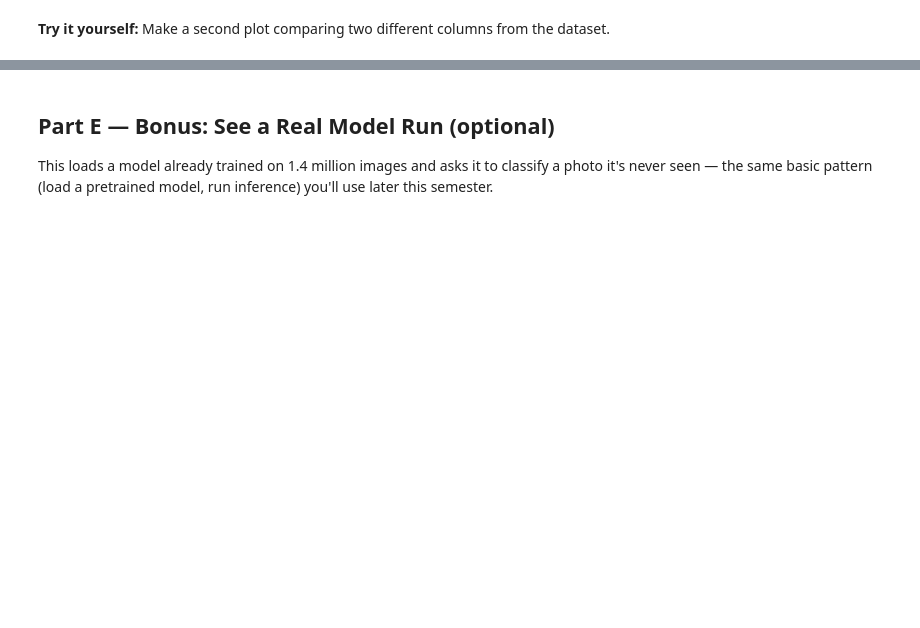
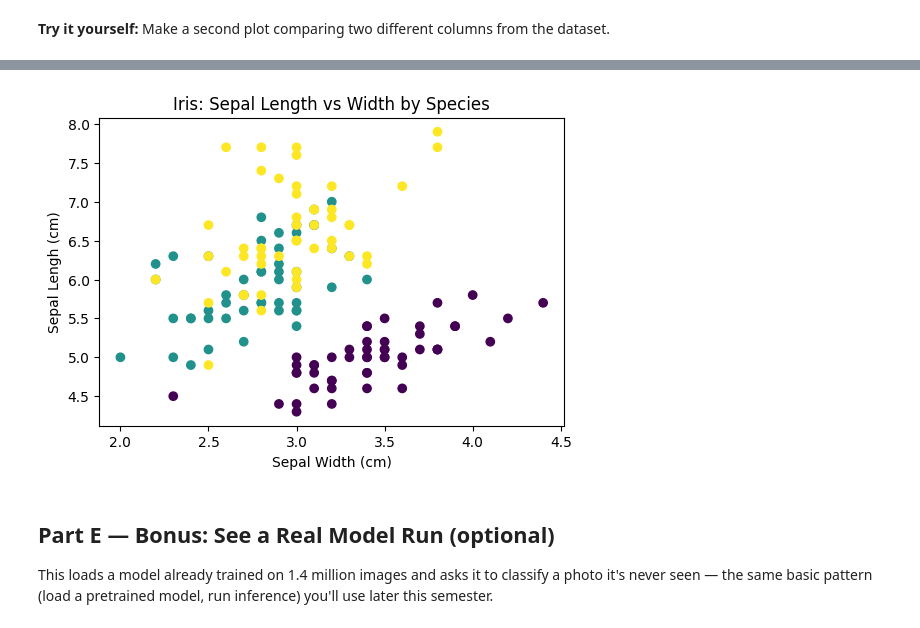
Before and after one commit to Qwertoses/IT480-FA26, a Jupyter notebook: Lab0/hello_deep_learning.ipynb, the cells around one changed output, grey strips where cells are left out. Cells and saved outputs as stored; diff of their text form; code cells hidden in the pictures; blank space fills up the shorter version.

```diff
--- a/Lab0/hello_deep_learning.ipynb
+++ b/Lab0/hello_deep_learning.ipynb
@@ -71,5 +122,13 @@ plt.show()
 # %%
 # Your code here
+plt.figure(figsize=(6,4))
+plt.scatter(df['sepal width (cm)'], df['sepal length (cm)'], c=df['target'])
+plt.xlabel('Sepal Width (cm)')
+plt.ylabel('Sepal Lengh (cm)')
+plt.title('Iris: Sepal Length vs Width by Species')
+plt.show()
+# %% [output]
+[figure, added]
 # %% [markdown]
 ## Part E — Bonus: See a Real Model Run (optional)
 
```
Also changed, not shown: parts of 9 cells of this notebook.
